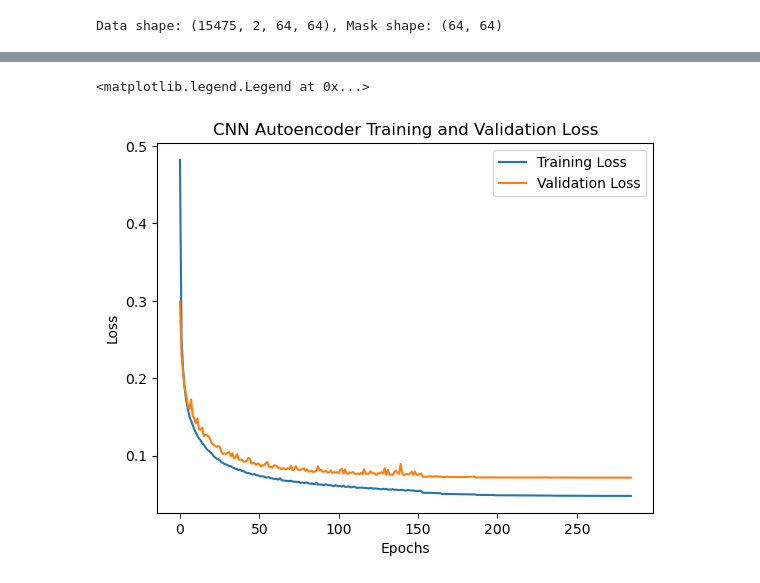
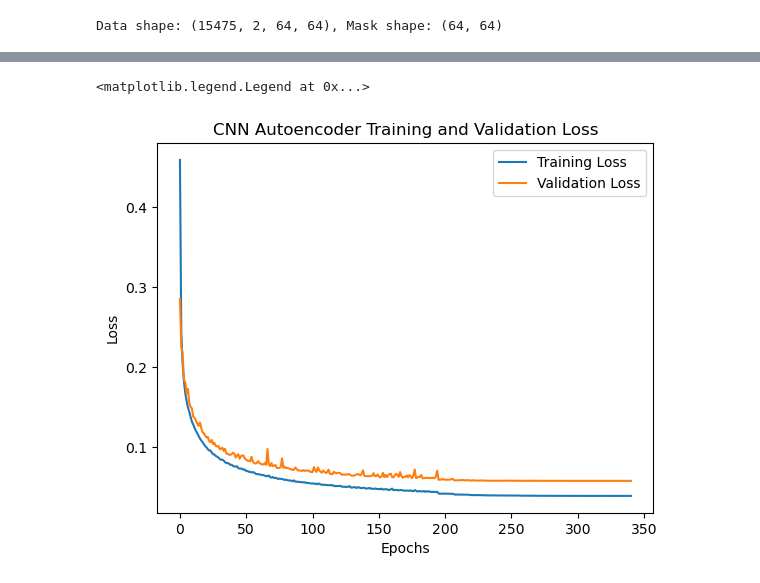
Before and after one commit to biancach/LDA_BO, a Jupyter notebook: examples/fvcom/rom/train_models.ipynb, the cells around one changed output, grey strips where cells are left out. Drawn from its saved outputs; the diff is of its cells as text; code cells hidden in the pictures.

```diff
--- a/examples/fvcom/rom/train_models.ipynb
+++ b/examples/fvcom/rom/train_models.ipynb
@@ -27,7 +28,7 @@ device = 'cuda' if torch.cuda.is_available() else 'cpu'
 os.makedirs(f'{project_root}/src/models/checkpoints/{project}', exist_ok=True)
 
 load_existing_models = False
-latent_dim = 50
+latent_dim = 75
 # %%
 u1 = np.load(f'{project_root}/data/{project}/u_interp.npy')
 u2 = np.load(f'{project_root}/data/{project}/v_interp.npy')
@@ -72,21 +79,20 @@ Train shape: (4642, 2, 64, 64), Val shape: (3095, 2, 64, 64), Test shape: (7738,
 # %%
 # === PCA Model ===
-if load_existing_models and os.path.exists(f'{project_root}/src/models/checkpoints/{project}/pca_model.pkl'):
-    pca = PCA_AE.load(f'{project_root}/src/models/checkpoints/{project}/pca_model.pkl')
+if load_existing_models and os.path.exists(f'{project_root}/src/models/checkpoints/{project}/pca_{latent_dim}_model.pkl'):
+    pca = PCA_AE.load(f'{project_root}/src/models/checkpoints/{project}/pca_{latent_dim}_model.pkl')
 else:
     pca = PCA_AE(latent_dim=latent_dim, mask=mask)
     pca.train(X_train)
-    pca.save(f'{project_root}/src/models/checkpoints/{project}/pca_model.pkl')
+    pca.save(f'{project_root}/src/models/checkpoints/{project}/pca_{latent_dim}20209120023023o01lskdfng;sdkngflksdng;kadfng;ksdfng;sdkfgn;ksdjfngtwetwetdfgadgfadel.pkl')
 # %%
 # === MLP Autoencoder ===
-# Prepare datasets and loaders
 mlp_input_dim = X[:, :, mask].reshape(X.shape[0], -1).shape[1]
 
 mlp = MLP_AE(input_dim=mlp_input_dim, latent_dim=latent_dim, mask=mask)
-if load_existing_models and os.path.exists(f'{project_root}/src/models/checkpoints/{project}/mlp_model.pth'):
-    mlp.load_state_dict(torch.load(f'{project_root}/src/models/checkpoints/{project}/mlp_model.pth'))
-    training_loss_mlp = np.load(f'{project_root}/src/models/checkpoints/{project}/mlp_training_loss.npy')
-    validation_losses_mlp = np.load(f'{project_root}/src/models/checkpoints/{project}/mlp_validation_losses.npy')
+if load_existing_models and os.path.exists(f'{project_root}/src/models/checkpoints/{project}/mlp_{latent_dim}_model.pth'):
+    mlp.load_state_dict(torch.load(f'{project_root}/src/models/checkpoints/{project}/mlp_{latent_dim}_model.pth'))
+    training_loss_mlp = np.load(f'{project_root}/src/models/checkpoints/{project}/mlp_{latent_dim}_training_loss.npy')
+    validation_losses_mlp = np.load(f'{project_root}/src/models/checkpoints/{project}/mlp_{latent_dim}_validation_losses.npy')
 else:
     training_loss_mlp, validation_losses_mlp = mlp.train_model(
                                                     train_loader=train_loader,
@@ -94,10 +100,10 @@ else:
                                                     device=device,
                                                     loss_fn=mask_loss,
                                                     patience=20,
-                                                    save_path=f'{project_root}/src/models/checkpoints/{project}/mlp_model.pth'
+                                                    save_path=f'{project_root}/src/models/checkpoints/{project}/mlp_{latent_dim}_model.pth'
                                                 )
-    np.save(f'{project_root}/src/models/checkpoints/{project}/mlp_training_loss.npy', training_loss_mlp)
-    np.save(f'{project_root}/src/models/checkpoints/{project}/mlp_validation_losses.npy', validation_losses_mlp)
+    np.save(f'{project_root}/src/models/checkpoints/{project}/mlp_{latent_dim}_training_loss.npy', training_loss_mlp)
+    np.save(f'{project_root}/src/models/checkpoints/{project}/mlp_{latent_dim}_validation_losses.npy', validation_losses_mlp)
 
 plt.plot(training_loss_mlp, label='Training Loss')
 plt.plot(validation_losses_mlp, label='Validation Loss')
@@ -136,10 +142,10 @@ val_loader = torch.utils.data.DataLoader(val_dataset, batch_size=16)
 
 # Instantiate CNN and train with the mask-aware loss
 cnn = CNN_AE(latent_dim=latent_dim)
-if load_existing_models and os.path.exists(f'{project_root}/src/models/checkpoints/{project}/cnn_model.pth'):
-    cnn.load_state_dict(torch.load(f'{project_root}/src/models/checkpoints/{project}/cnn_model.pth'))
-    training_losses_cnn = np.load(f'{project_root}/src/models/checkpoints/{project}/cnn_training_loss.npy')
-    validation_losses_cnn = np.load(f'{project_root}/src/models/checkpoints/{project}/cnn_validation_losses.npy')
+if load_existing_models and os.path.exists(f'{project_root}/src/models/checkpoints/{project}/cnn_{latent_dim}_model.pth'):
+    cnn.load_state_dict(torch.load(f'{project_root}/src/models/checkpoints/{project}/cnn_{latent_dim}_model.pth'))
+    training_losses_cnn = np.load(f'{project_root}/src/models/checkpoints/{project}/cnn_{latent_dim}_training_loss.npy')
+    validation_losses_cnn = np.load(f'{project_root}/src/models/checkpoints/{project}/cnn_{latent_dim}_validation_losses.npy')
 else:
     training_losses_cnn, validation_losses_cnn = cnn.train_model(
                                                     train_loader,
@@ -147,9 +153,9 @@ else:
                                                     device=device,
                                                     loss_fn=mask_loss,
                                                     patience=20,
-                                                    save_path=f'{project_root}/src/models/checkpoints/{project}/cnn_model.pth')
-    np.save(f'{project_root}/src/models/checkpoints/{project}/cnn_training_loss.npy', training_losses_cnn)
-    np.save(f'{project_root}/src/models/checkpoints/{project}/cnn_validation_losses.npy', validation_losses_cnn)
+                                                    save_path=f'{project_root}/src/models/checkpoints/{project}/cnn_{latent_dim}_model.pth')
+    np.save(f'{project_root}/src/models/checkpoints/{project}/cnn_{latent_dim}_training_loss.npy', training_losses_cnn)
+    np.save(f'{project_root}/src/models/checkpoints/{project}/cnn_{latent_dim}_validation_losses.npy', validation_losses_cnn)
 
 plt.plot(training_losses_cnn, label='Training Loss')
 plt.plot(validation_losses_cnn, label='Validation Loss')
@@ -177,3 +183,3 @@ Epoch [285/1000], Training Loss: 0.0482, Validation Loss: 0.0718
 Early stopping triggered
 <matplotlib.legend.Legend at 0x...>
-[figure, old version]
+[figure, new version]
```
Also changed, not shown: parts of 5 cells of this notebook, 5 other files.
